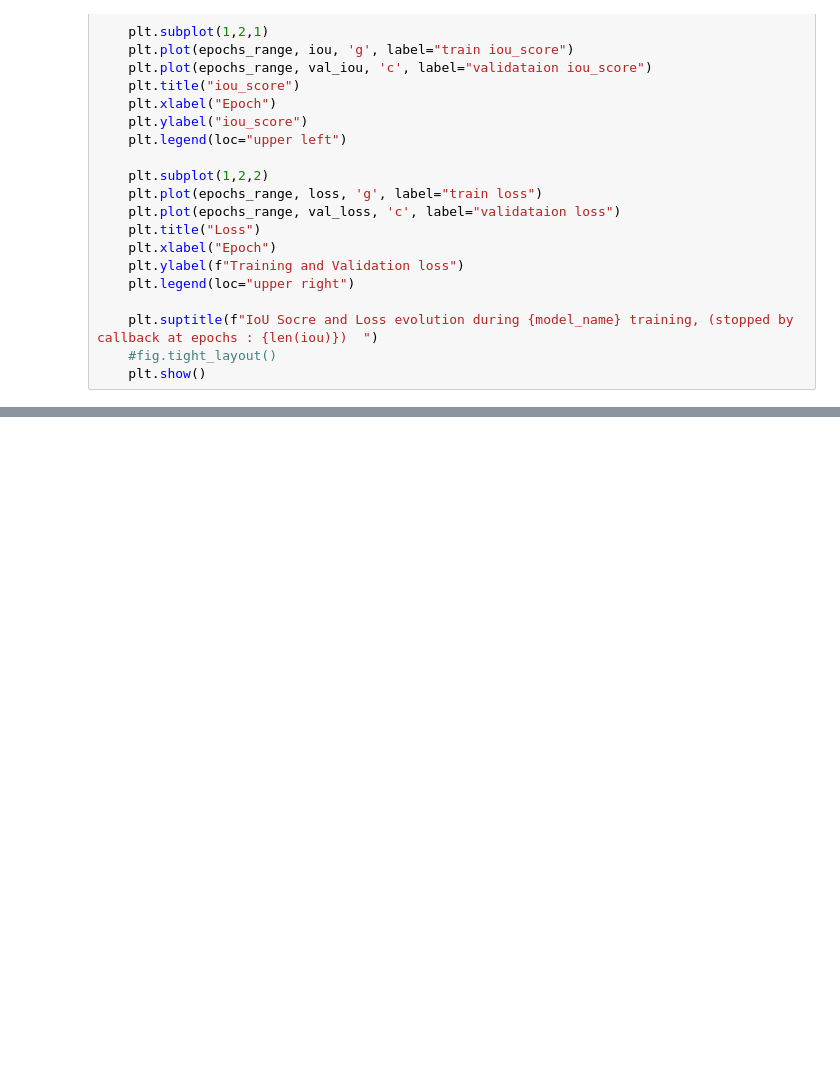
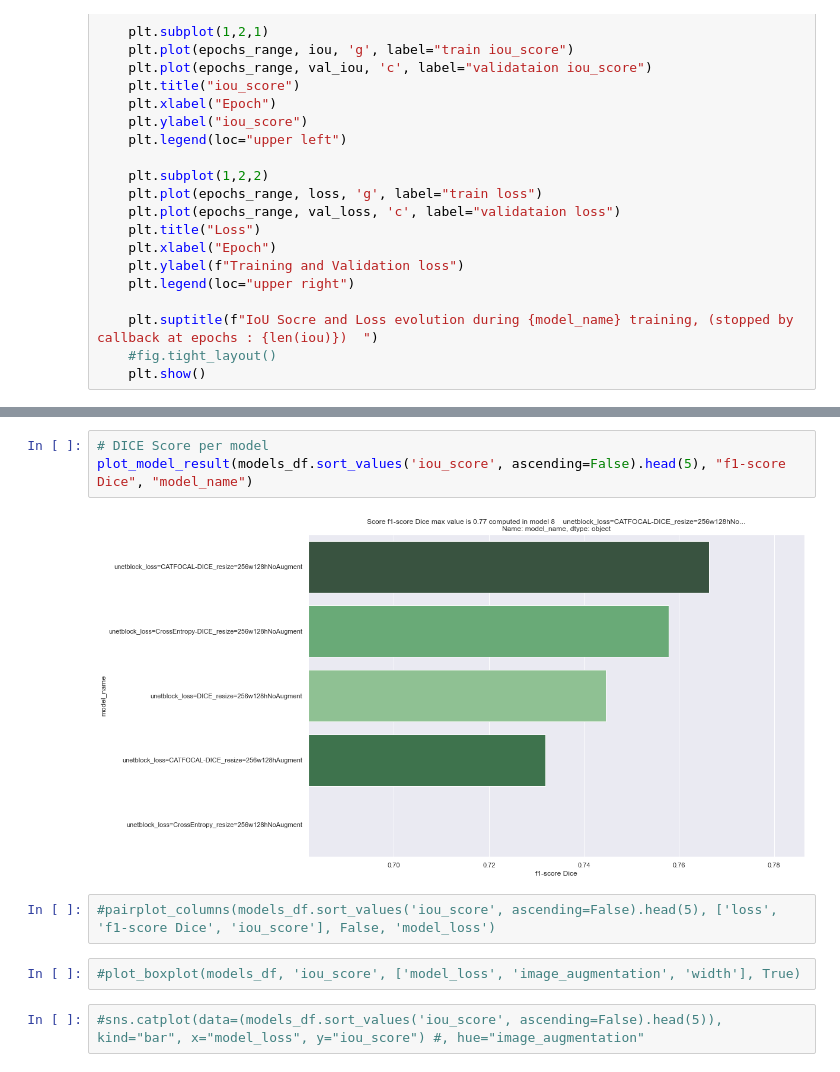
Before and after one commit to blanchonnicolas/IA_VoitureAutonome, a Jupyter notebook: Model_UNET.ipynb, the cells around one changed output, grey strips where cells are left out. Cells and saved outputs as stored; diff of their text form; blank space fills up the shorter version.

```diff
--- a/Model_UNET.ipynb
+++ b/Model_UNET.ipynb
@@ -538,0 +562,11 @@ LOSSES = [
+# %%
+# DICE Score per model
+plot_model_result(models_df.sort_values('iou_score', ascending=False).head(5), "f1-score Dice", "model_name")
+# %% [output]
+[figure, added]
+# %%
+#pairplot_columns(models_df.sort_values('iou_score', ascending=False).head(5), ['loss', 'f1-score Dice', 'iou_score'], False, 'model_loss')
+# %%
+#plot_boxplot(models_df, 'iou_score', ['model_loss', 'image_augmentation', 'width'], True)
+# %%
+#sns.catplot(data=(models_df.sort_values('iou_score', ascending=False).head(5)), kind="bar", x="model_loss", y="iou_score") #, hue="image_augmentation"
```
Also changed, not shown: parts of 72 cells of this notebook, 2 other files.
